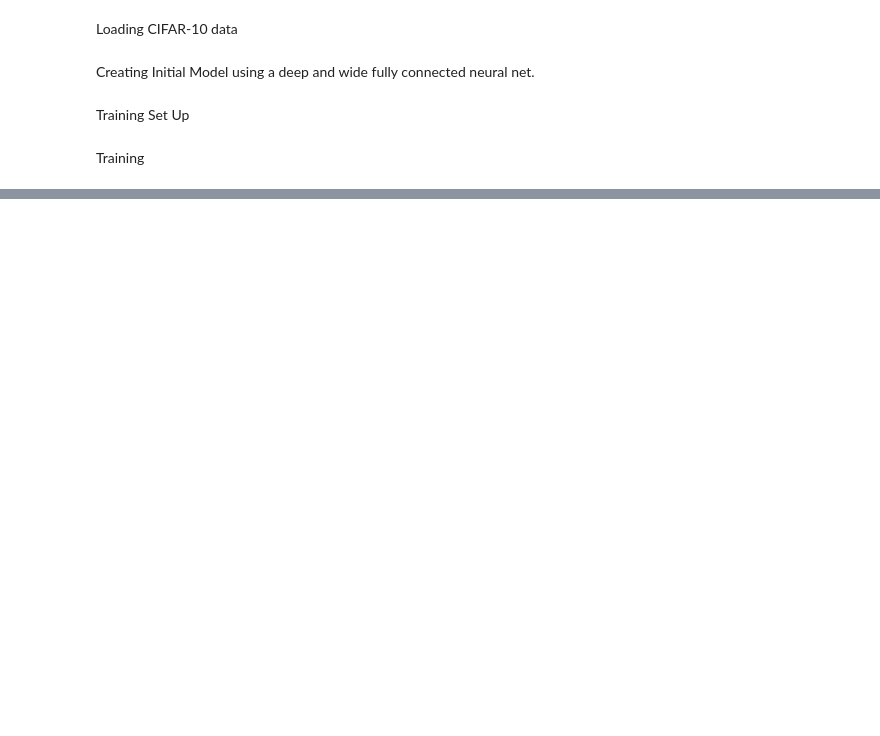
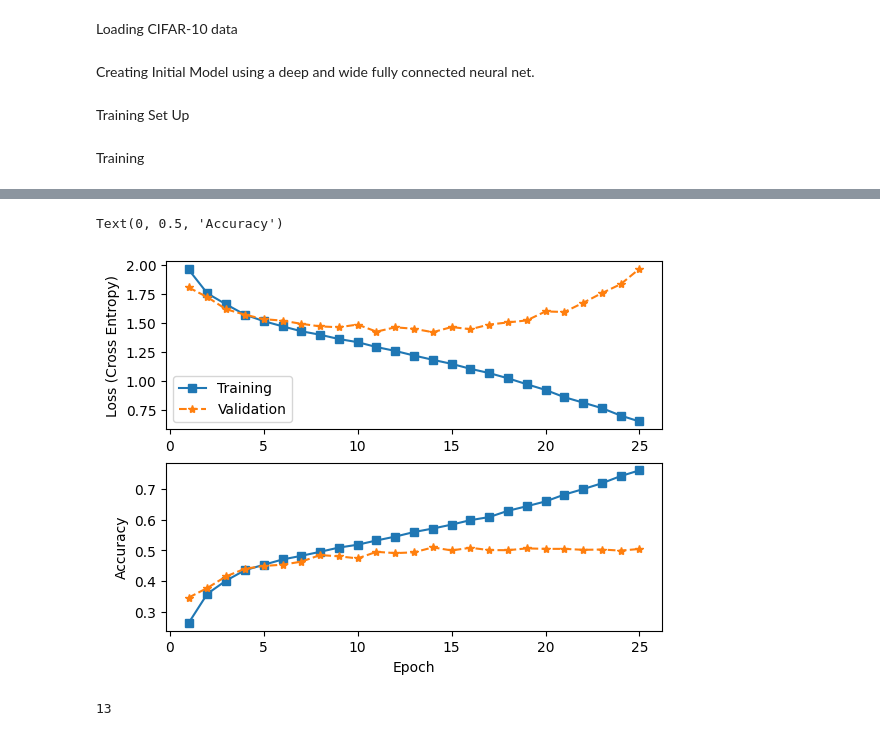
Before and after one commit to iolmoslau/NNs, a Jupyter notebook: image_classifier_pytorch.ipynb, the cells around one changed output, grey strips where cells are left out. Saved outputs shown, nothing was run; the diff lists cells and outputs as text; code cells hidden in the pictures; blank space fills up the shorter version.

Commit message:
Updates script to include training functions and training ofinitial model

```diff
--- a/image_classifier_pytorch.ipynb
+++ b/image_classifier_pytorch.ipynb
@@ -72,11 +74,11 @@ n_test  = n_total - n_train - n_val
 g = torch.Generator().manual_seed(20)  # reproducible split
 train_data, val_data, test_data = random_split(full_data, [n_train, n_val, n_test], generator=g)
 
-batch_size = 100
+batch_size = 200
 
-train_loader = DataLoader(train_data, batch_size=batch_size, shuffle=True) #create data loaders for easy batching
-test_loader  = DataLoader(test_data,  batch_size=batch_size, shuffle=False)
-val_loader = DataLoader(val_data,batch_size=batch_size,shuffle=True)
+train_loader = DataLoader(train_data, batch_size=batch_size, shuffle=True,num_workers=2,pin_memory=True) #create data loaders for easy batching
+test_loader  = DataLoader(test_data,  batch_size=batch_size, shuffle=False,num_workers=2,pin_memory=True)
+val_loader = DataLoader(val_data,batch_size=batch_size,shuffle=True,num_workers=2,pin_memory=True)
 # %% [markdown]
 Creating Initial Model using a deep and wide fully connected neural net.
 # %%
@@ -112,7 +114,7 @@ def train_one_epoch(model, loader, loss_fn, optimizer, device):
     total = 0
 
     for x, y in loader:
-        x, y = x.to(device), y.to(device)
+        x, y = x.to(device,non_blocking=True), y.to(device,non_blocking=True)
 
         optimizer.zero_grad()
         logits = model(x)
@@ -167,4 +169,4 @@ def train_for_n_epochs(n,model,train_loader,val_loader,loss_fn,optimizer,device)
     return train_losses,train_accs,val_losses,val_accs,best_loss
         #print(f"Epoch {epoch}: train loss {train_loss:.4f}, acc {train_acc:.3f} | val loss {val_loss:.4f}, acc {val_acc:.3f}")
 
-train_losses_1,train_accs_1,val_losses_1,val_accs_1,bets_loss_1 = train_for_n_epochs(15,deep_wide_model,train_loader,val_loader,loss_fn,optimizer,device)
+train_losses_1,train_accs_1,val_losses_1,val_accs_1,bets_loss_1 = train_for_n_epochs(25,deep_wide_model,train_loader,val_loader,loss_fn,optimizer,device)
@@ -170,0 +207,21 @@ train_losses_1,train_accs_1,val_losses_1,val_accs_1,bets_loss_1 = train_for_n_ep
+# %%
+
+fig,axes = plt.subplots(2,1)
+
+axes[0].plot(np.arange(1,26),train_losses_1,'s-',label="Training")
+axes[0].plot(np.arange(1,26),val_losses_1,'*--',label="Validation")
+#axes[0].set_xlabel("Epoch")
+axes[0].set_ylabel("Loss (Cross Entropy)")
+axes[0].legend()
+
+axes[1].plot(np.arange(1,26),train_accs_1,'s-')
+axes[1].plot(np.arange(1,26),val_accs_1,'*--')
+axes[1].set_xlabel("Epoch")
+axes[1].set_ylabel("Accuracy")
+# %% [output]
+Text(0, 0.5, 'Accuracy')
+[figure, added]
+# %%
+val_losses_1.index(bets_loss_1)
+# %% [output]
+13
```
Also changed, not shown: parts of 3 cells of this notebook.
